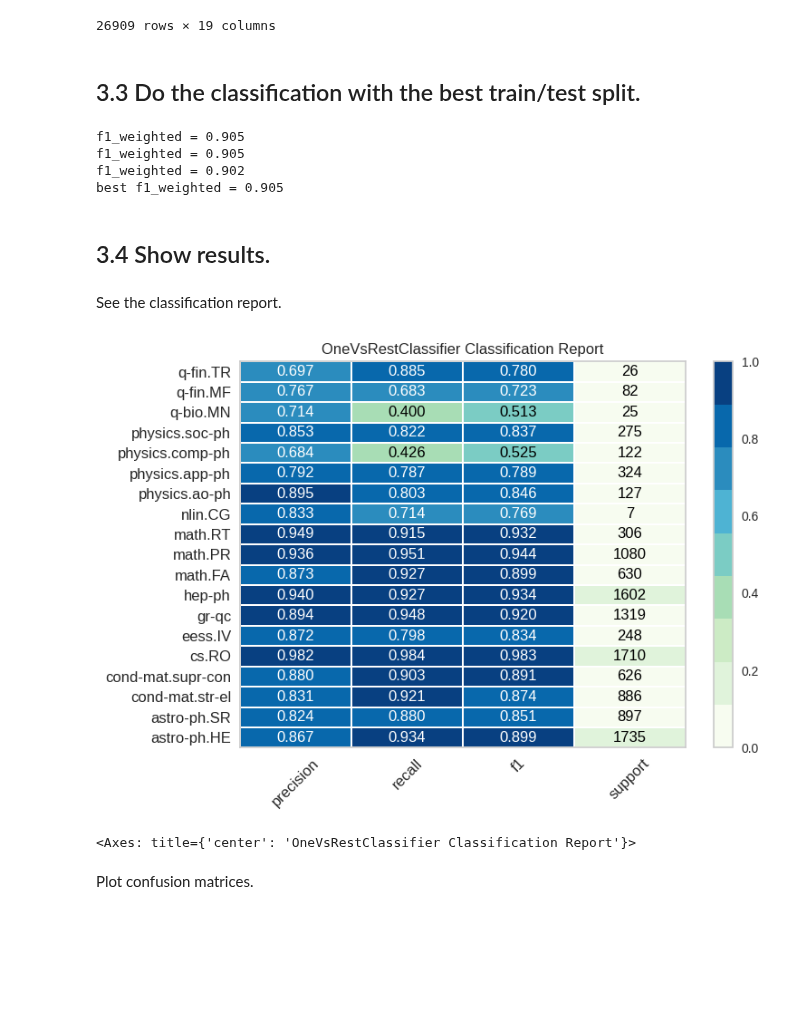
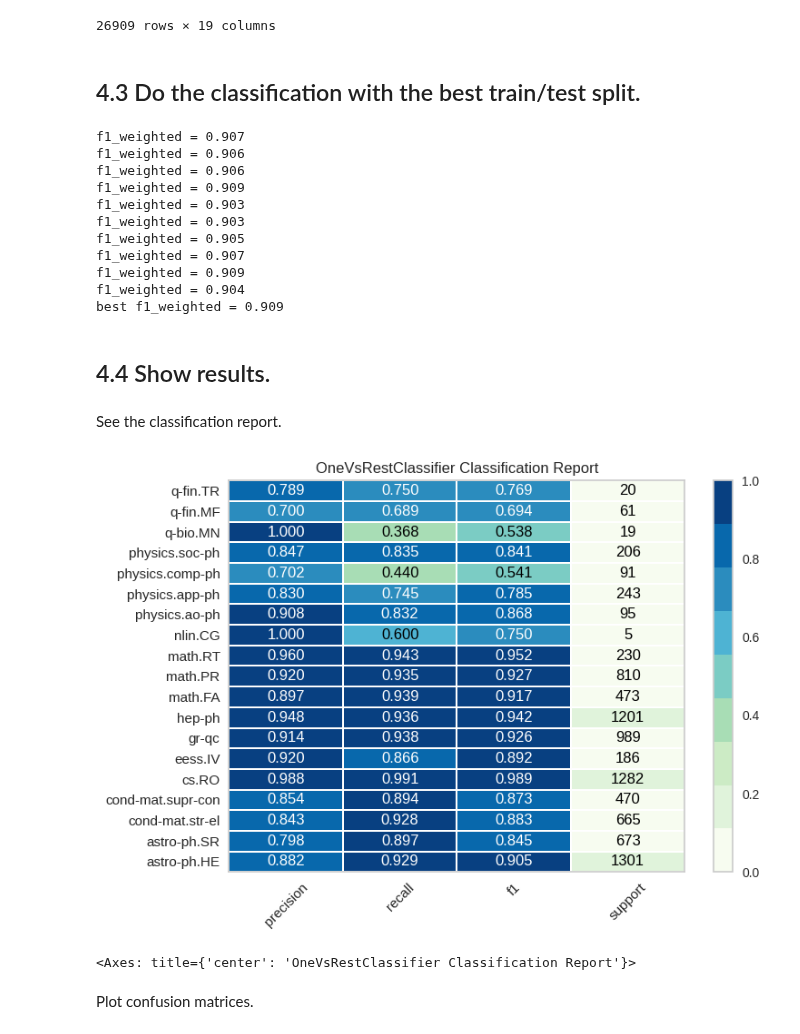
Before and after one commit to auroramugnai/ArXivClassification, a Jupyter notebook: ArXivClassification/category_classification.ipynb, the cells around one changed output. Drawn from its saved outputs; the diff is of its cells as text; code cells hidden in the pictures; blank space fills up the shorter version.

```diff
--- a/ArXivClassification/category_classification.ipynb
+++ b/ArXivClassification/category_classification.ipynb
@@ -264,9 +295,9 @@ y_df
 | 26908 | 0 | 0 | 0 | 0 | 0 | 0 | 0 | 0 | ... |
 26909 rows × 19 columns
 # %% [markdown]
-## 3.3 Do the classification with the best train/test split.
+## 4.3 Do the classification with the best train/test split.
 # %%
-msss = MultilabelStratifiedShuffleSplit(n_splits=3, test_size=0.4,
+msss = MultilabelStratifiedShuffleSplit(n_splits=10, test_size=0.3,
                                         random_state=SEED)
 
 ovr = OneVsRestClassifier(LinearSVC(class_weight='balanced'),
@@ -296,21 +327,29 @@ for train_index, test_index in msss.split(X, y):
 
 print(f'best f1_weighted = {round(best_f,3)}\n')
 # %% [output]
+f1_weighted = 0.907
+f1_weighted = 0.906
+f1_weighted = 0.906
+f1_weighted = 0.909
+f1_weighted = 0.903
+f1_weighted = 0.903
 f1_weighted = 0.905
-f1_weighted = 0.905
-f1_weighted = 0.902
-best f1_weighted = 0.905
+f1_weighted = 0.907
+f1_weighted = 0.909
+f1_weighted = 0.904
+best f1_weighted = 0.909
 # %% [markdown]
-## 3.4 Show results.
+## 4.4 Show results.
 # %% [markdown]
 See the classification report.
 # %%
-visualizer = ClassificationReport(model, classes=classes, support=True, cmap='GnBu')
+visualizer = ClassificationReport(model, classes=classes, support=True,
+                                  cmap='GnBu', fontsize=11)
 visualizer.fit(best_X_train, best_y_train)
 visualizer.score(best_X_test, best_y_test) # evaluate the model on the test data
 visualizer.show()
 # %% [output]
-[figure, old version]
+[figure, new version]
 <Axes: title={'center': 'OneVsRestClassifier Classification Report'}>
 # %% [markdown]
 Plot confusion matrices.
```
Also changed, not shown: parts of 19 cells of this notebook.
